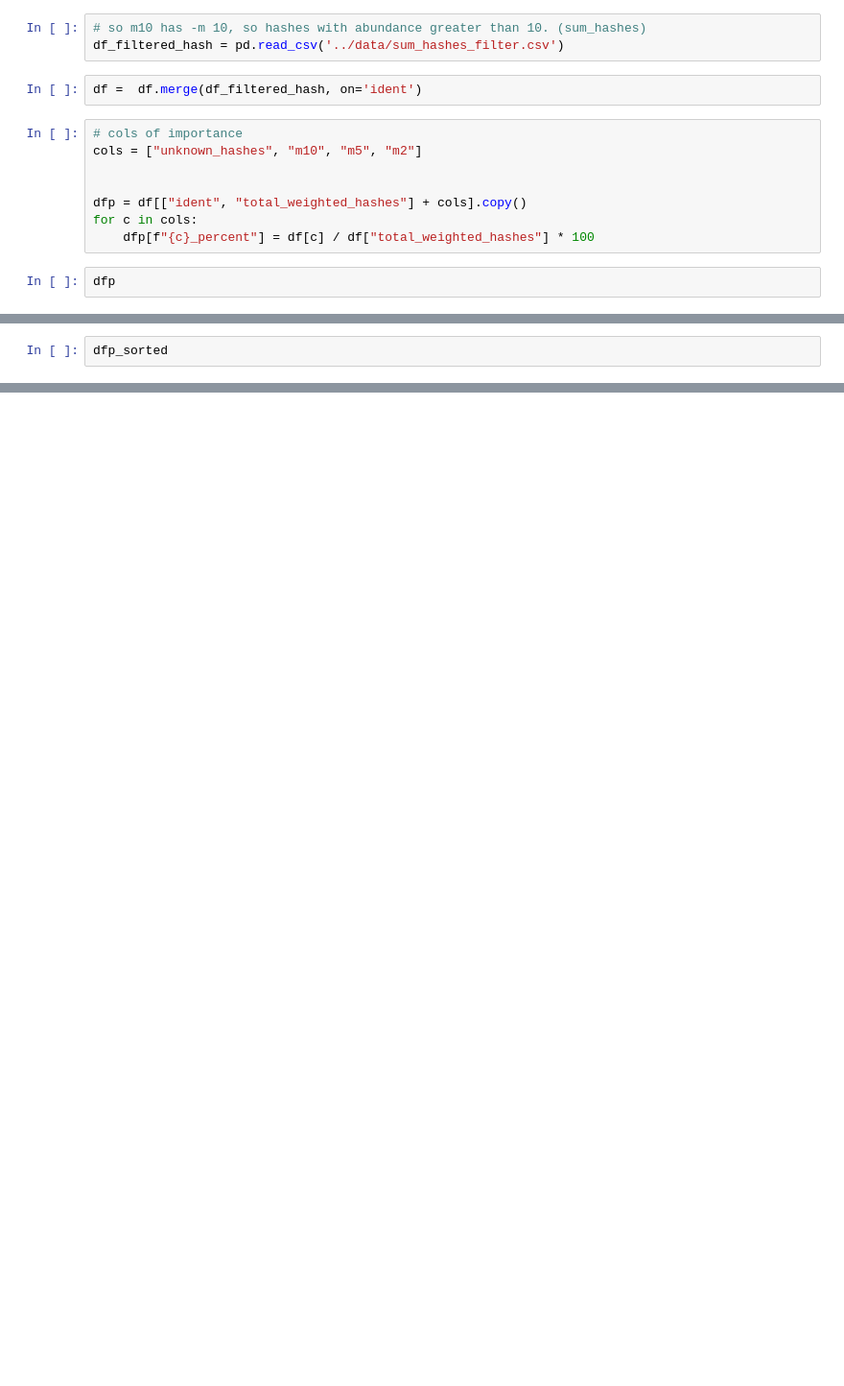
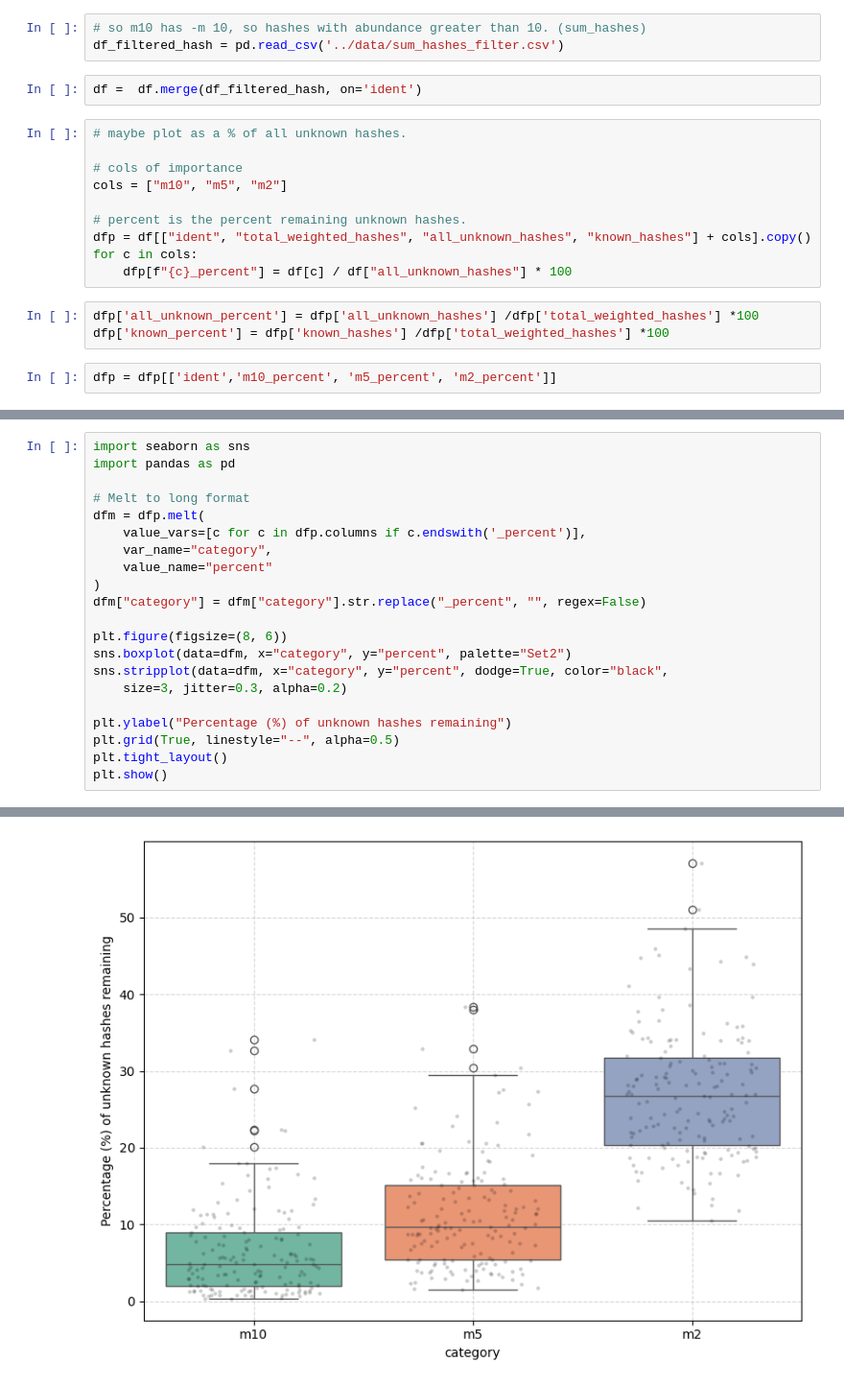
Before and after one commit to AnneliektH/2025-pig-binning-plots, a Jupyter notebook: notebooks/251109_hash_presence.ipynb, the cells around one changed output, grey strips where cells are left out. Shown at 96% size. Saved outputs shown, nothing was run; the diff lists cells and outputs as text; blank space fills up the shorter version.

Commit message:
unknown percentage

```diff
--- a/notebooks/251109_hash_presence.ipynb
+++ b/notebooks/251109_hash_presence.ipynb
@@ -50,13 +49,18 @@ See the caveats in the documentation: https://pandas.pydata.org/pandas-docs/stab
 df_filtered_hash = pd.read_csv('../data/sum_hashes_filter.csv')
 # %%
 df =  df.merge(df_filtered_hash, on='ident')
-# %%
-# cols of importance
-cols = ["unknown_hashes", "m10", "m5", "m2"]
-
-
-dfp = df[["ident", "total_weighted_hashes"] + cols].copy()
-for c in cols:
-    dfp[f"{c}_percent"] = df[c] / df["total_weighted_hashes"] * 100
+# %%
+# maybe plot as a % of all unknown hashes.
+
+# cols of importance
+cols = ["m10", "m5", "m2"]
+
+# percent is the percent remaining unknown hashes.
+dfp = df[["ident", "total_weighted_hashes", "all_unknown_hashes", "known_hashes"] + cols].copy()
+for c in cols:
+    dfp[f"{c}_percent"] = df[c] / df["all_unknown_hashes"] * 100
+# %%
+dfp['all_unknown_percent'] = dfp['all_unknown_hashes'] /dfp['total_weighted_hashes'] *100
+dfp['known_percent'] = dfp['known_hashes'] /dfp['total_weighted_hashes'] *100
 # %%
-dfp
+dfp = dfp[['ident','m10_percent', 'm5_percent', 'm2_percent']]
@@ -77,3 +67,22 @@ dfp
 # %%
-dfp_sorted
+import seaborn as sns
+import pandas as pd
+
+# Melt to long format
+dfm = dfp.melt(
+    value_vars=[c for c in dfp.columns if c.endswith('_percent')],
+    var_name="category",
+    value_name="percent"
+)
+dfm["category"] = dfm["category"].str.replace("_percent", "", regex=False)
+
+plt.figure(figsize=(8, 6))
+sns.boxplot(data=dfm, x="category", y="percent", palette="Set2")
+sns.stripplot(data=dfm, x="category", y="percent", dodge=True, color="black",
+    size=3, jitter=0.3, alpha=0.2)
+
+plt.ylabel("Percentage (%) of unknown hashes remaining")
+plt.grid(True, linestyle="--", alpha=0.5)
+plt.tight_layout()
+plt.show()
 # %% [output]
@@ -92,0 +92 @@ dfp_sorted
+[figure, added]
```
Also changed, not shown: parts of 6 cells of this notebook.
